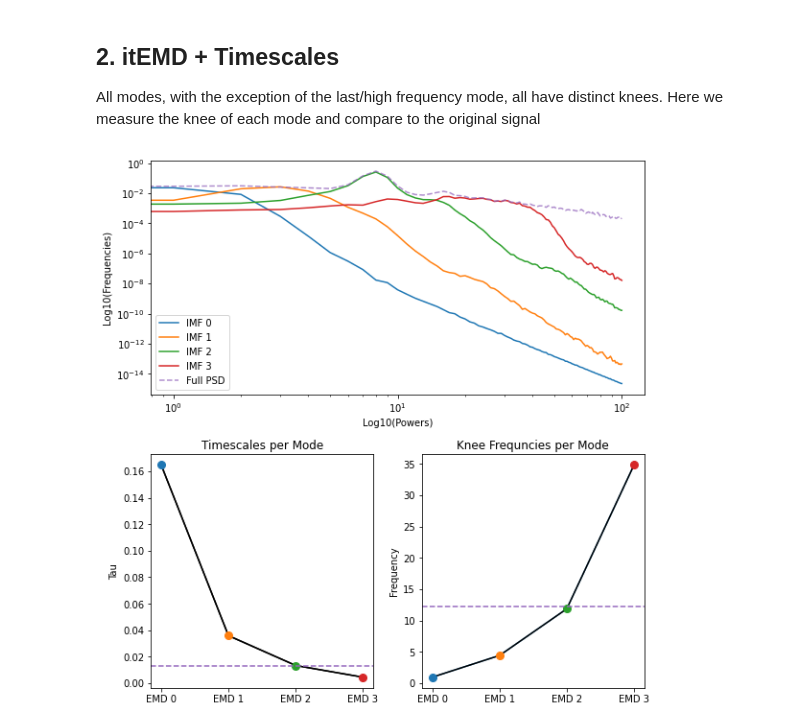
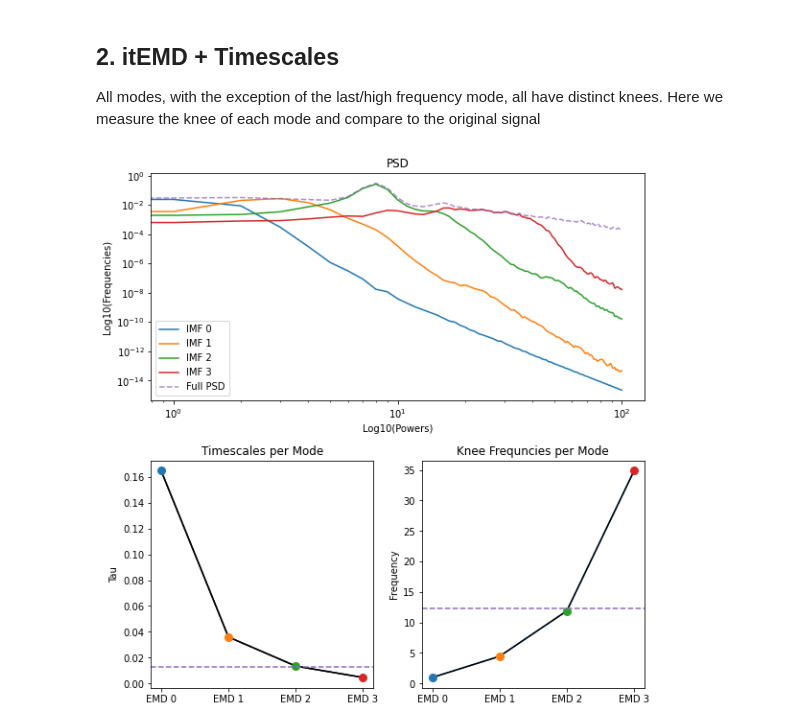
Before and after one commit to voytekresearch/ndspflow, a Jupyter notebook: doc/tutorials/plot_5_itEMD_motifs.ipynb, the cells around one changed output. Cells and saved outputs as stored; diff of their text form; code cells hidden in the pictures.

```diff
--- a/doc/tutorials/plot_5_itEMD_motifs.ipynb
+++ b/doc/tutorials/plot_5_itEMD_motifs.ipynb
@@ -197,6 +195,7 @@ ax0.loglog(_freqs, _powers, color='C4', alpha=.75, label='Full PSD', ls='--')
 
 ax0.set_ylabel('Log10(Frequencies)')
 ax0.set_xlabel('Log10(Powers)')
+ax0.set_title('PSD')
 ax0.legend()
 
 # Timescales
@@ -204,31 +203,31 @@ ax1.plot(np.arange(len(fm_emd)), taus_emd, color='k')
 
 colors = ['C' + str(i) for i in range(len(fm_emd))]
 
 ax1.plot(np.arange(len(fm_emd)), taus_emd, color='k')
 
 for ind, (kf, color) in enumerate(zip(taus_emd, colors)):
     ax1.plot(ind, kf, color=color, marker='.', ms=16)
 
 ax1.axhline(tau, ls='--', color='C4')
 ax1.set_ylabel('Tau')
 ax1.set_xticks(np.arange(len(fm_emd)))
 ax1.set_xticklabels(['EMD ' + str(i) for i in range(len(fm_emd))])
 ax1.set_title('Timescales per Mode')
 
 # Knee Freqs
 ax2.plot(np.arange(len(fm_emd)), knee_freqs_emd)
 
 colors = ['C' + str(i) for i in range(len(fm_emd))]
 
 ax2.plot(np.arange(len(fm_emd)), knee_freqs_emd, color='k')
 
 for ind, (kf, color) in enumerate(zip(knee_freqs_emd, colors)):
     ax2.plot(ind, kf, color=color, marker='.', ms=16)
 
 ax2.axhline(knee_freq, ls='--', color='C4')
 ax2.set_ylabel('Frequency')
 ax2.set_xticks(np.arange(len(fm_emd)))
 ax2.set_xticklabels(['EMD ' + str(i) for i in range(len(fm_emd))])
 ax2.set_title('Knee Frequncies per Mode');
 # %% [output]
-[figure, old version]
+[figure, new version]
```
Also changed, not shown: parts of 4 cells of this notebook.
